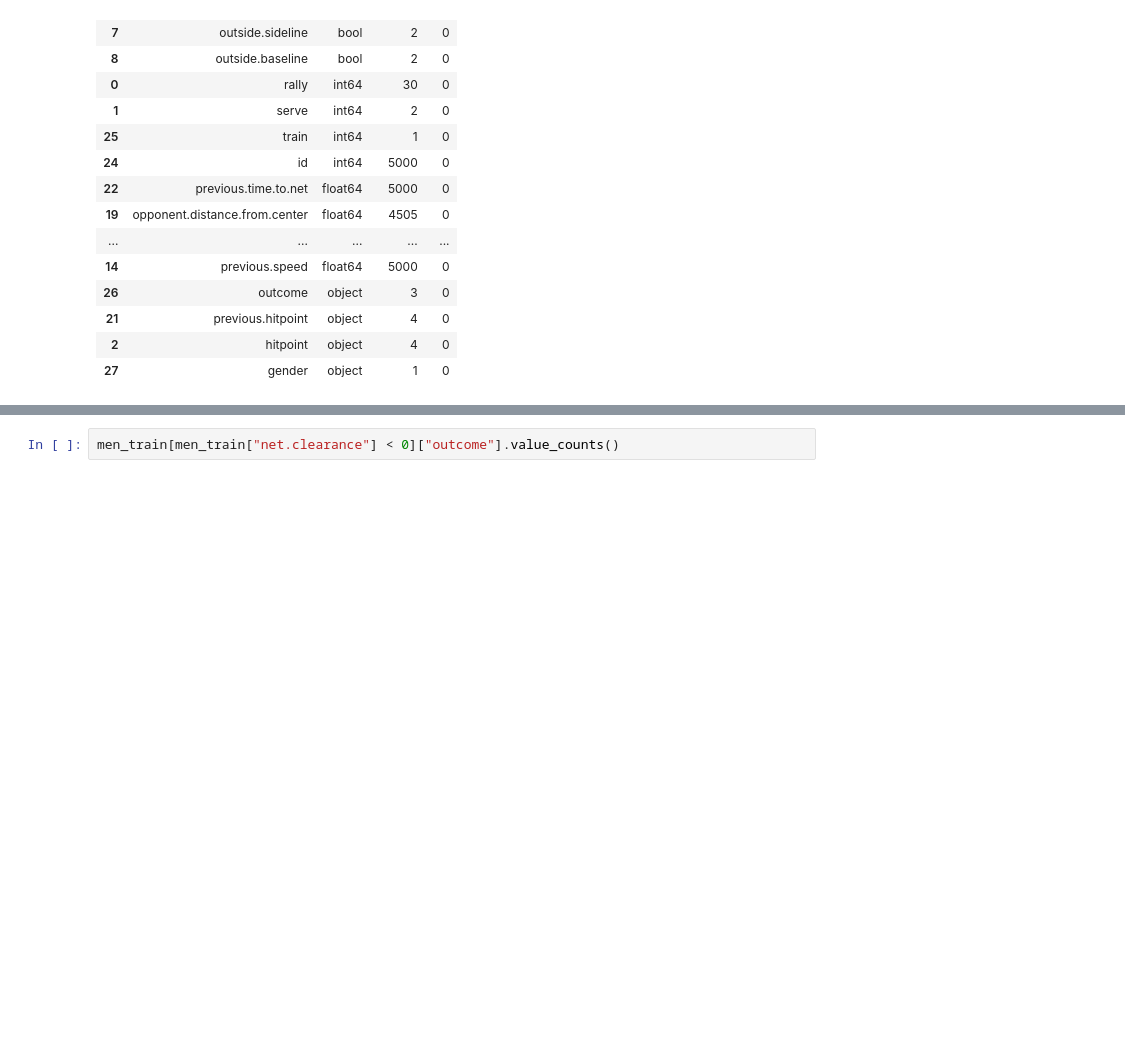
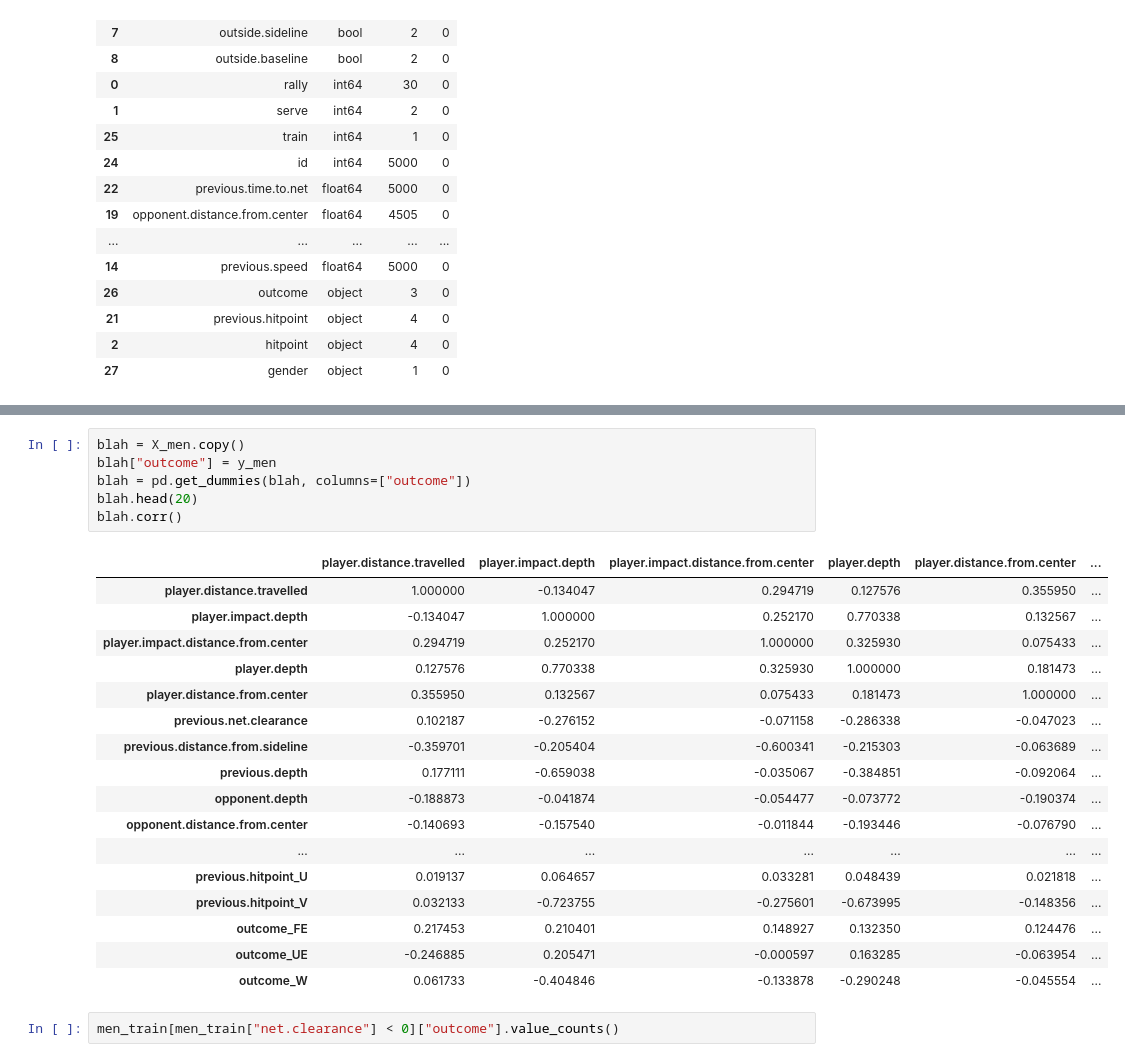
Before and after one commit to macwong/MachineLearning, a Jupyter notebook: AusOpen/05 - Feature Engineering.ipynb, the cells around one changed output, grey strips where cells are left out. Cells and saved outputs as stored; diff of their text form; blank space fills up the shorter version.

```diff
--- a/AusOpen/05 - Feature Engineering.ipynb
+++ b/AusOpen/05 - Feature Engineering.ipynb
@@ -221,3 +239,27 @@ X_men.head()
+# %%
+blah = X_men.copy()
+blah["outcome"] = y_men
+blah = pd.get_dummies(blah, columns=["outcome"])
+blah.head(20)
+blah.corr()
+# %% [output]
+|  | player.distance.travelled | player.impact.depth | player.impact.distance.from.center | player.depth | player.distance.from.center | ... |
+| player.distance.travelled | 1.000000 | -0.134047 | 0.294719 | 0.127576 | 0.355950 | ... |
+| player.impact.depth | -0.134047 | 1.000000 | 0.252170 | 0.770338 | 0.132567 | ... |
+| player.impact.distance.from.center | 0.294719 | 0.252170 | 1.000000 | 0.325930 | 0.075433 | ... |
+| player.depth | 0.127576 | 0.770338 | 0.325930 | 1.000000 | 0.181473 | ... |
+| player.distance.from.center | 0.355950 | 0.132567 | 0.075433 | 0.181473 | 1.000000 | ... |
+| previous.net.clearance | 0.102187 | -0.276152 | -0.071158 | -0.286338 | -0.047023 | ... |
+| previous.distance.from.sideline | -0.359701 | -0.205404 | -0.600341 | -0.215303 | -0.063689 | ... |
+| previous.depth | 0.177111 | -0.659038 | -0.035067 | -0.384851 | -0.092064 | ... |
+| opponent.depth | -0.188873 | -0.041874 | -0.054477 | -0.073772 | -0.190374 | ... |
+| opponent.distance.from.center | -0.140693 | -0.157540 | -0.011844 | -0.193446 | -0.076790 | ... |
+| ... | ... | ... | ... | ... | ... | ... |
+| previous.hitpoint_U | 0.019137 | 0.064657 | 0.033281 | 0.048439 | 0.021818 | ... |
+| previous.hitpoint_V | 0.032133 | -0.723755 | -0.275601 | -0.673995 | -0.148356 | ... |
+| outcome_FE | 0.217453 | 0.210401 | 0.148927 | 0.132350 | 0.124476 | ... |
+| outcome_UE | -0.246885 | 0.205471 | -0.000597 | 0.163285 | -0.063954 | ... |
+| outcome_W | 0.061733 | -0.404846 | -0.133878 | -0.290248 | -0.045554 | ... |
 # %%
 men_train[men_train["net.clearance"] < 0]["outcome"].value_counts()
 # %% [output]
```
Also changed, not shown: parts of 12 cells of this notebook.
